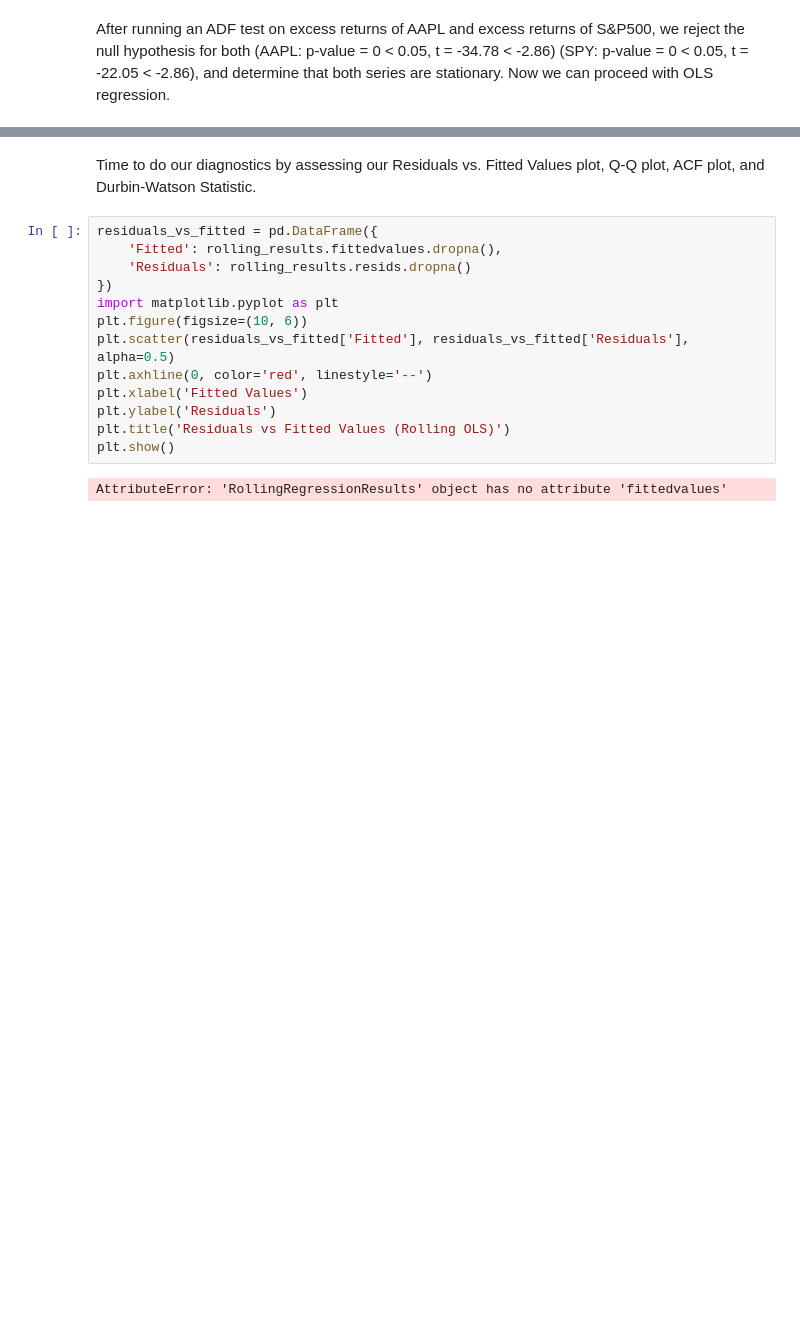
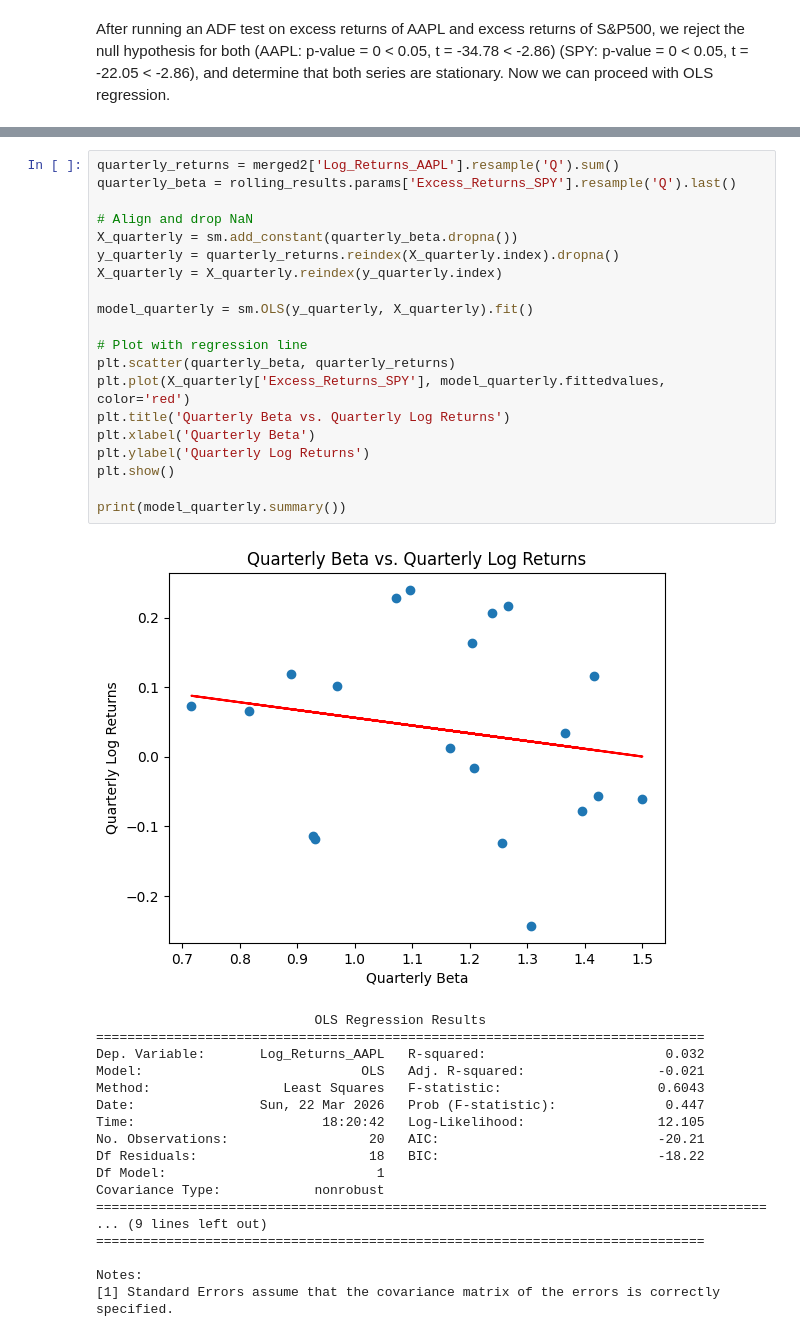
Before and after one commit to nikoszy/market-workbench, a Jupyter notebook: notebooks/01_beta_regression.ipynb, the cells around one changed output, grey strips where cells are left out. Saved outputs shown, nothing was run; the diff lists cells and outputs as text; blank space fills up the shorter version.

```diff
--- a/notebooks/01_beta_regression.ipynb
+++ b/notebooks/01_beta_regression.ipynb
@@ -121,20 +197,42 @@ rolling_results.params.dropna().head()
 | 2021-04-05 | -0.002161 | 1.453365 |
 | 2021-04-06 | -0.002267 | 1.417441 |
 [figure]
-# %% [markdown]
-Time to do our diagnostics by assessing our Residuals vs. Fitted Values plot, Q-Q plot, ACF plot, and Durbin-Watson Statistic.
-# %%
-residuals_vs_fitted = pd.DataFrame({
-    'Fitted': rolling_results.fittedvalues.dropna(),
-    'Residuals': rolling_results.resids.dropna()
-})
-import matplotlib.pyplot as plt
-plt.figure(figsize=(10, 6))
-plt.scatter(residuals_vs_fitted['Fitted'], residuals_vs_fitted['Residuals'], alpha=0.5)
-plt.axhline(0, color='red', linestyle='--')
-plt.xlabel('Fitted Values')
-plt.ylabel('Residuals')
-plt.title('Residuals vs Fitted Values (Rolling OLS)')
-plt.show()
-# %% [output]
-AttributeError: 'RollingRegressionResults' object has no attribute 'fittedvalues'
+# %%
+quarterly_returns = merged2['Log_Returns_AAPL'].resample('Q').sum()
+quarterly_beta = rolling_results.params['Excess_Returns_SPY'].resample('Q').last()
+
+# Align and drop NaN
+X_quarterly = sm.add_constant(quarterly_beta.dropna())
+y_quarterly = quarterly_returns.reindex(X_quarterly.index).dropna()
+X_quarterly = X_quarterly.reindex(y_quarterly.index)
+
+model_quarterly = sm.OLS(y_quarterly, X_quarterly).fit()
+
+# Plot with regression line
+plt.scatter(quarterly_beta, quarterly_returns)
+plt.plot(X_quarterly['Excess_Returns_SPY'], model_quarterly.fittedvalues, color='red')
+plt.title('Quarterly Beta vs. Quarterly Log Returns')
+plt.xlabel('Quarterly Beta')
+plt.ylabel('Quarterly Log Returns')
+plt.show()
+
+print(model_quarterly.summary())
+# %% [output]
+[figure, added]
+                            OLS Regression Results
+==============================================================================
+Dep. Variable:       Log_Returns_AAPL   R-squared:                       0.032
+Model:                            OLS   Adj. R-squared:                 -0.021
+Method:                 Least Squares   F-statistic:                    0.6043
+Date:                Sun, 22 Mar 2026   Prob (F-statistic):              0.447
+Time:                        18:20:42   Log-Likelihood:                 12.105
+No. Observations:                  20   AIC:                            -20.21
+Df Residuals:                      18   BIC:                            -18.22
+Df Model:                           1
+Covariance Type:            nonrobust
+======================================================================================
+... (9 lines left out)
+==============================================================================
+
+Notes:
+[1] Standard Errors assume that the covariance matrix of the errors is correctly specified.
```
Also changed, not shown: parts of 9 cells of this notebook, 3 other files.
